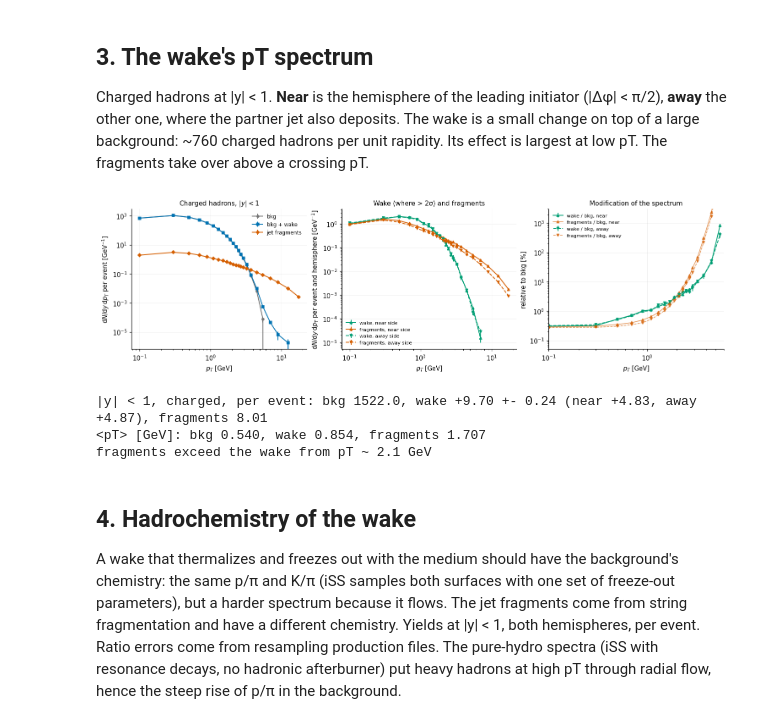
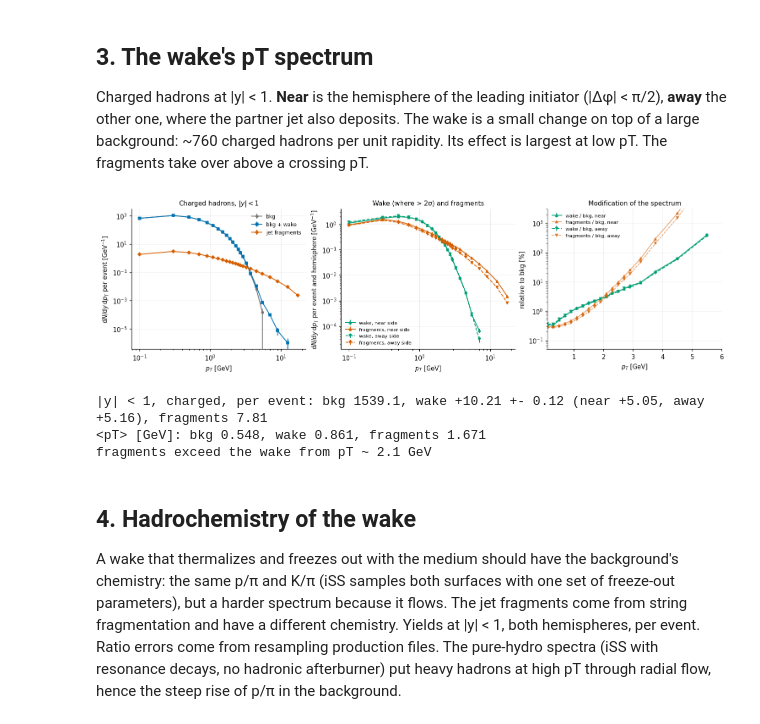
Before and after one commit to jhputschke/js-contrib, a Jupyter notebook: contribs/PyJetscape/example/analysis/wake_hadrons.ipynb, the cells around one changed output. Cells and saved outputs as stored; diff of their text form; code cells hidden in the pictures.

```diff
--- a/contribs/PyJetscape/example/analysis/wake_hadrons.ipynb
+++ b/contribs/PyJetscape/example/analysis/wake_hadrons.ipynb
@@ -65,7 +65,7 @@ import numpy as np
 import pandas as pd
 import matplotlib.pyplot as plt
 
-PROD = "/home/putschke/FNO_Hydro_Data/AuAu_0_10_pth10-40_eta06_gridnorm"
+PROD = "/home/putschke/FNO_Hydro_Data/AuAu_0_10_pth10-40_eta06_c1"
 PATH = os.environ.get("WAKE_HAD", os.path.join(PROD, "wake_hadrons.h5"))
 WO_PATH = os.environ.get("WAKE_OBS", os.path.join(os.path.dirname(PATH), "wake_observables.h5"))
 
@@ -566,37 +569,37 @@ for r, (ls, mk) in enumerate((("-", "^"), ("--", "v"))):
     mf, ef = stack(spn, "frag")
     ax[1].errorbar(c, mf[r] / norm, ef[r] / norm, color=SRC_C["frag"], ls=ls, marker=mk,
                    ms=3.5, lw=1.3, label=f"fragments, {A['regions'][r]} side")
 ax[1].set_xscale("log"); ax[1].set_yscale("log")
 tidy(ax[1], r"$p_T$ [GeV]", r"$\mathrm{d}N/\mathrm{d}y\,\mathrm{d}p_T$ per event and hemisphere [GeV$^{-1}$]",
      "Wake (where > 2σ) and fragments")
 ax[1].legend(fontsize=7.5)
 mb, eb = stack(spn, "bg")
 mw, ew = stack(spn, "wake")
 for r, (ls, mk) in enumerate((("-", "^"), ("--", "v"))):
     ok = (mb[r] > 0) & (c < 6)
     ax[2].errorbar(c[ok], 100 * mw[r][ok] / mb[r][ok], 100 * ew[r][ok] / mb[r][ok], color=SRC_C["wake"],
                    ls=ls, marker=mk, ms=3.5, lw=1.3, label=f"wake / bkg, {A['regions'][r]}")
     ax[2].errorbar(c[ok], 100 * stack(spn, "frag")[0][r][ok] / mb[r][ok], color=SRC_C["frag"], ls=ls,
                    marker=mk, ms=3.5, lw=1.0, alpha=0.7, label=f"fragments / bkg, {A['regions'][r]}")
-ax[2].set_xscale("log"); ax[2].set_yscale("log")
+ax[2].set_xscale("linear"); ax[2].set_yscale("log")
 ax[2].set_xlim(0.1, 6); ax[2].set_ylim(0.05, 3e3)
 tidy(ax[2], r"$p_T$ [GeV]", "relative to bkg [%]", "Modification of the spectrum")
 ax[2].legend(fontsize=7.5)
 plt.show()
 
 nw, enw = stack(proj("spectra", "N", species=isp), "wake")
 nb = stack(proj("spectra", "N", species=isp), "bg")[0]
 nf = stack(proj("spectra", "N", species=isp), "frag")[0]
 mpt = lambda k: np.sum(stack(spa, k)[0] * c) / np.sum(stack(spa, k)[0])
 print(f"|y| < 1, charged, per event: bkg {nb:.1f}, wake {nw:+.2f} +- {enw:.2f} "
       f"(near {mw[0].sum():+.2f}, away {mw[1].sum():+.2f}), fragments {nf:.2f}")
 print(f"<pT> [GeV]: bkg {mpt('bg'):.3f}, wake {mpt('wake'):.3f}, fragments {mpt('frag'):.3f}")
 cross = c[np.argmax(stack(spa, 'frag')[0] > stack(spa, 'wake')[0])]
 print(f"fragments exceed the wake from pT ~ {cross:.1f} GeV")
 # %% [output]
-[figure, old version]
+[figure, new version]
-|y| < 1, charged, per event: bkg 1522.0, wake +9.70 +- 0.24 (near +4.83, away +4.87), fragments 8.01
-<pT> [GeV]: bkg 0.540, wake 0.854, fragments 1.707
+|y| < 1, charged, per event: bkg 1539.1, wake +10.21 +- 0.12 (near +5.05, away +5.16), fragments 7.81
+<pT> [GeV]: bkg 0.548, wake 0.861, fragments 1.671
 fragments exceed the wake from pT ~ 2.1 GeV
 # %% [markdown]
 ## 4. Hadrochemistry of the wake
```
Also changed, not shown: parts of 10 cells of this notebook.
